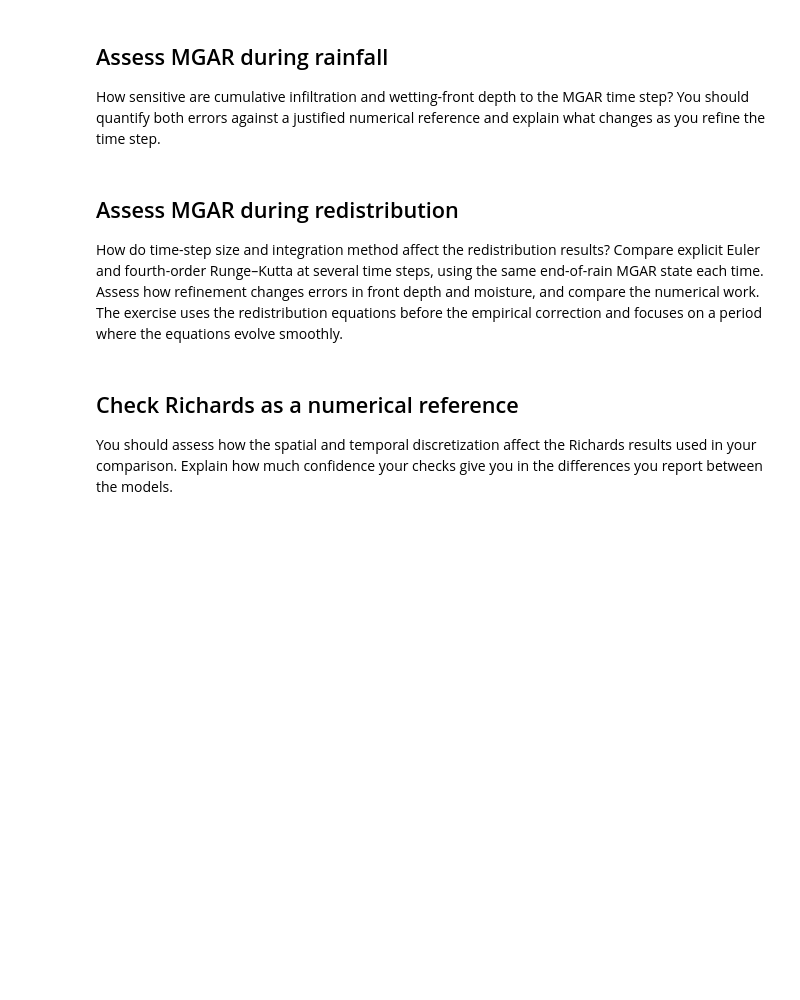
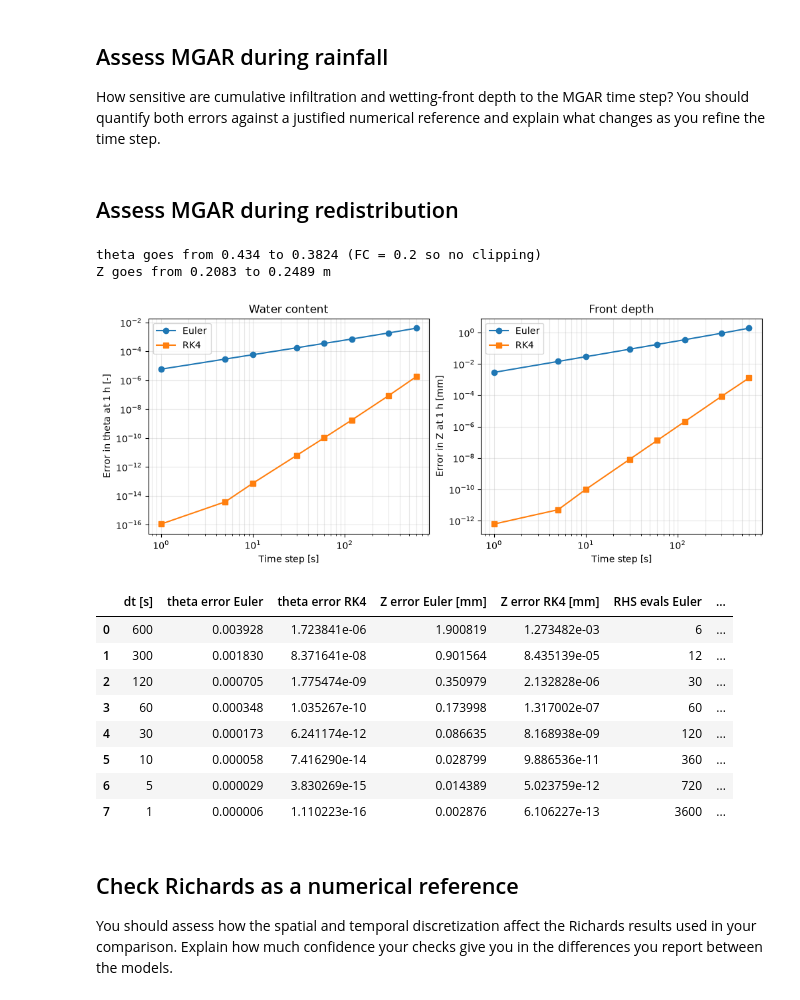
Before and after one commit to SimonCarbonez/Geoscience_project, a Jupyter notebook: Progetto_MGAR_Richards.ipynb, the cells around one changed output. Cells and saved outputs as stored; diff of their text form; code cells hidden in the pictures; blank space fills up the shorter version.

```diff
--- a/Progetto_MGAR_Richards.ipynb
+++ b/Progetto_MGAR_Richards.ipynb
@@ -1410,35 +1329,77 @@ rain_only = rain[:rain_hours]
 # Add your rainfall accuracy study here.
 # %% [markdown]
 ## Assess MGAR during redistribution
-
-How do time-step size and integration method affect the redistribution results? Compare explicit Euler and fourth-order Runge–Kutta at several time steps, using the same end-of-rain MGAR state each time. Assess how refinement changes errors in front depth and moisture, and compare the numerical work. The exercise uses the redistribution equations before the empirical correction and focuses on a period where the equations evolve smoothly.
 # %%
-# Provide the common initial state and the redistribution equations for the integrator comparison.
 theta_low = soil["theta_i"]
 dry_initial = np.array([theta_low + end_snapshot[1][0], end_snapshot[0][0]])
 
 def dry_rhs(state):
     theta, z = state
     drive = bc_K(theta, soil) + soil["Ks_mps"]*bc_G(theta_low, theta, soil)/z
     return np.array([(-bc_K(theta_low, soil)-drive)/z, drive/(theta-theta_low)])
 
 def euler_step(state, dt):
-    # TODO: Implement explicit Euler.
-    raise NotImplementedError("Complete the redistribution exercise before calling this function.")
+    # y_{n+1} = y_n + dt f(y_n)
+    return state + dt*dry_rhs(state)
 
 def rk4_step(state, dt):
     return np.array(_redistribute_front_step_general(*state, dt, soil, theta_low, 0.))
 
 def integrate_dry(step, dt, duration=3600):
     if duration % dt:
         raise ValueError("The duration must be a multiple of the time step.")
     states = np.empty((int(duration/dt)+1, 2))
     states[0] = dry_initial
     for k in range(1, len(states)):
         states[k] = step(states[k-1], dt)
     return states
 
-# Add your redistribution accuracy and numerical work comparison here.
+# Reference solution: RK4 with a very small time step
+ref = integrate_dry(rk4_step, 0.25)
+print("theta goes from", round(ref[0, 0], 4), "to", round(ref[-1, 0], 4), "(FC =", soil["FC"], "so no clipping)")
+print("Z goes from", round(ref[0, 1], 4), "to", round(ref[-1, 1], 4), "m")
+
+steps = [600, 300, 120, 60, 30, 10, 5, 1]
+results = []
+for dt_dry in steps:
+    eu = integrate_dry(euler_step, dt_dry)
+    rk = integrate_dry(rk4_step, dt_dry)
+    # errors at the end of the hour
+    results.append([dt_dry,
+                    abs(eu[-1, 0] - ref[-1, 0]), abs(rk[-1, 0] - ref[-1, 0]),
+                    1000*abs(eu[-1, 1] - ref[-1, 1]), 1000*abs(rk[-1, 1] - ref[-1, 1]),
+                    len(eu) - 1, 4*(len(rk) - 1)])
+
+table = pd.DataFrame(results, columns=["dt [s]", "theta error Euler", "theta error RK4",
+                                       "Z error Euler [mm]", "Z error RK4 [mm]",
+                                       "RHS evals Euler", "RHS evals RK4"])
+
+fig, axes = plt.subplots(1, 2, figsize=(10, 4), layout="constrained")
+axes[0].loglog(table["dt [s]"], table["theta error Euler"], "o-", label="Euler")
+axes[0].loglog(table["dt [s]"], table["theta error RK4"], "s-", label="RK4")
+axes[0].set(xlabel="Time step [s]", ylabel="Error in theta at 1 h [-]", title="Water content")
+axes[1].loglog(table["dt [s]"], table["Z error Euler [mm]"], "o-", label="Euler")
+axes[1].loglog(table["dt [s]"], table["Z error RK4 [mm]"], "s-", label="RK4")
+axes[1].set(xlabel="Time step [s]", ylabel="Error in Z at 1 h [mm]", title="Front depth")
+for ax in axes:
+    ax.legend()
+    ax.grid(True, which="both", alpha=0.3)
+plt.show()
+
+table
+# %% [output]
+theta goes from 0.434 to 0.3824 (FC = 0.2 so no clipping)
+Z goes from 0.2083 to 0.2489 m
+[figure, added]
+|  | dt [s] | theta error Euler | theta error RK4 | Z error Euler [mm] | Z error RK4 [mm] | RHS evals Euler | ... |
+| 0 | 600 | 0.003928 | 1.723841e-06 | 1.900819 | 1.273482e-03 | 6 | ... |
+| 1 | 300 | 0.001830 | 8.371641e-08 | 0.901564 | 8.435139e-05 | 12 | ... |
+| 2 | 120 | 0.000705 | 1.775474e-09 | 0.350979 | 2.132828e-06 | 30 | ... |
+| 3 | 60 | 0.000348 | 1.035267e-10 | 0.173998 | 1.317002e-07 | 60 | ... |
+| 4 | 30 | 0.000173 | 6.241174e-12 | 0.086635 | 8.168938e-09 | 120 | ... |
+| 5 | 10 | 0.000058 | 7.416290e-14 | 0.028799 | 9.886536e-11 | 360 | ... |
+| 6 | 5 | 0.000029 | 3.830269e-15 | 0.014389 | 5.023759e-12 | 720 | ... |
+| 7 | 1 | 0.000006 | 1.110223e-16 | 0.002876 | 6.106227e-13 | 3600 | ... |
 # %% [markdown]
 ## Check Richards as a numerical reference
 
```
Also changed, not shown: parts of 6 cells of this notebook, 1 other file.
